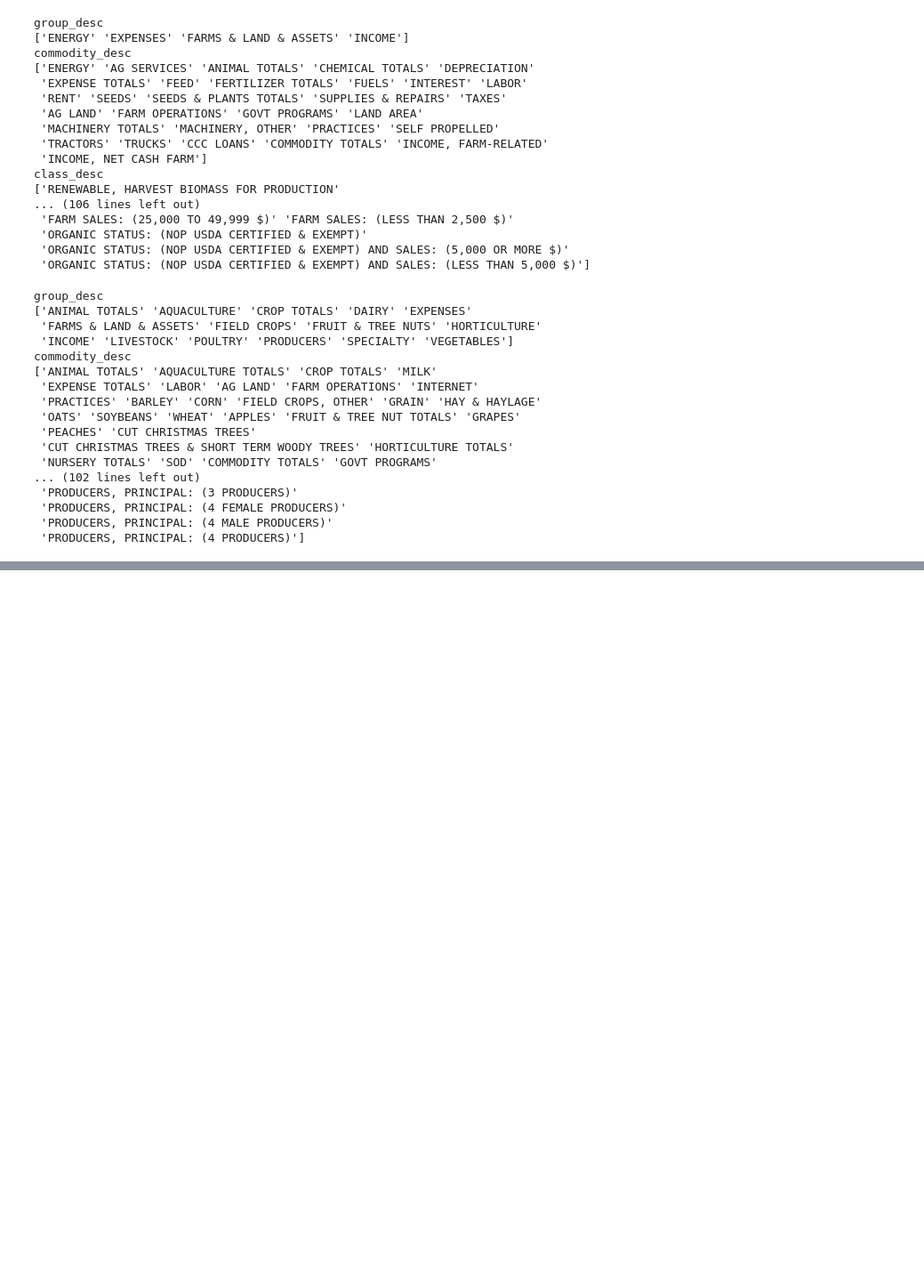
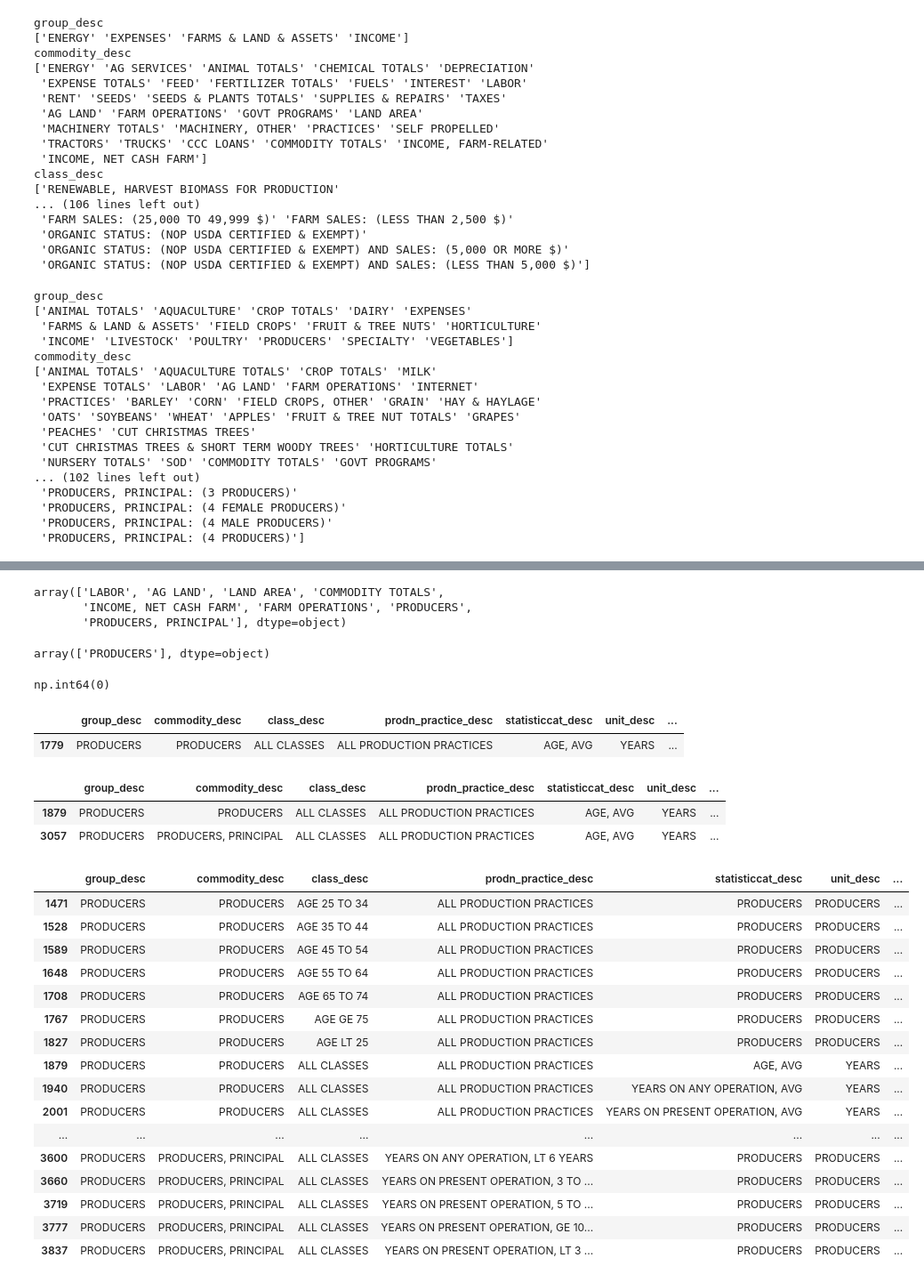
Before and after one commit to dkrasne/nys_farms, a Jupyter notebook: ag_census_variables.ipynb, the cells around one changed output, grey strips where cells are left out. Shown: that part at 89% size. Drawn from its saved outputs; the diff is of its cells as text; code cells hidden in the pictures; blank space fills up the shorter version.

```diff
--- a/ag_census_variables.ipynb
+++ b/ag_census_variables.ipynb
@@ -483,0 +235,7 @@ demog2022_zipcode_df_core = demog2022_zipcode_df_subset.query("zip_5 in @zipcode
+# %%
+# Join variable subsets together by zipcode/county level and year
+
+county2017_df = pd.concat([econ2017_county_df_subset,demog2017_county_df_subset]).copy().reset_index(drop=True)
+county2022_df = pd.concat([econ2022_county_df_subset,demog2022_county_df_subset]).copy().reset_index(drop=True)
+zipcode2017_df = pd.concat([econ2017_zipcode_df_core,demog2017_zipcode_df_core]).copy().reset_index(drop=True)
+zipcode2022_df = pd.concat([econ2022_zipcode_df_core,demog2022_zipcode_df_core]).copy().reset_index(drop=True)
@@ -483,0 +250,12 @@ demog2022_zipcode_df_core = demog2022_zipcode_df_subset.query("zip_5 in @zipcode
+# %%
+for df in [county2017_df,county2022_df,zipcode2017_df,zipcode2022_df]:
+    df['Value'] = df['Value'].str.replace(',', '')
+    df['Value'] = pd.to_numeric(df.Value, errors='coerce')
+    df['CV_pct'] = pd.to_numeric(df['CV (%)'], errors='coerce')
+    for idx, row in df.iterrows():
+        if row['CV (%)'] == '(H)':
+            df.loc[idx, 'CV_pct'] = 100
+        elif row['CV (%)'] == '(L)':
+            df.loc[idx, 'CV_pct'] = 0
+        # Leave (D) as None, since data was withheld
+    df.drop('CV (%)', axis=1, inplace=True)
@@ -483,0 +264,16 @@ demog2022_zipcode_df_core = demog2022_zipcode_df_subset.query("zip_5 in @zipcode
+# %%
+workers2017 = county2017_df.query("domaincat_desc in ['LABOR: (1 HIRED WORKERS)', 'LABOR: (2 HIRED WORKERS)', 'LABOR: (3 TO 4 HIRED WORKERS)']").groupby('county_code').sum()['Value']
+workers2017_cv = county2017_df.query("domaincat_desc in ['LABOR: (1 HIRED WORKERS)', 'LABOR: (2 HIRED WORKERS)', 'LABOR: (3 TO 4 HIRED WORKERS)']").groupby('county_code').mean('CV_pct')['CV_pct']
+
+for idx, row in county2017_df.iterrows():
+    if row.domaincat_desc in ['LABOR: (1 HIRED WORKERS)', 'LABOR: (2 HIRED WORKERS)', 'LABOR: (3 TO 4 HIRED WORKERS)']:
+        county2017_df.loc[idx, 'domaincat_desc'] = 'LABOR: (1 TO 4 HIRED WORKERS)'
+        aggval = workers2017.loc[row.county_code]
+        cvval = workers2017_cv.loc[row.county_code]
+
+        county2017_df.loc[idx, 'Value'] = aggval
+        county2017_df.loc[idx, 'CV_pct'] = cvval
+# %%
+print(len(county2017_df))
+county2017_df.drop_duplicates(inplace=True)
+print(len(county2017_df))
@@ -483,0 +405,45 @@ demog2022_zipcode_df_core = demog2022_zipcode_df_subset.query("zip_5 in @zipcode
+# %%
+county2017_df.commodity_desc.unique()
+# %% [output]
+array(['LABOR', 'AG LAND', 'LAND AREA', 'COMMODITY TOTALS',
+       'INCOME, NET CASH FARM', 'FARM OPERATIONS', 'PRODUCERS',
+       'PRODUCERS, PRINCIPAL'], dtype=object)
+# %%
+demog2022_county_df[demog2022_county_df.commodity_desc.str.contains("PRODUCERS")].commodity_desc.unique()
+# %% [output]
+array(['PRODUCERS'], dtype=object)
+# %%
+demog2022_county_df.commodity_desc.str.contains("PRINCIPAL").sum()
+# %% [output]
+np.int64(0)
+# %%
+county2022_df[county2022_df.statisticcat_desc.str.contains('AGE, AVG')][group_cols].drop_duplicates()
+# %% [output]
+|  | group_desc | commodity_desc | class_desc | prodn_practice_desc | statisticcat_desc | unit_desc | ... |
+| 1779 | PRODUCERS | PRODUCERS | ALL CLASSES | ALL PRODUCTION PRACTICES | AGE, AVG | YEARS | ... |
+# %%
+county2017_df[county2017_df.statisticcat_desc.str.contains('AGE, AVG')][group_cols].drop_duplicates()
+# %% [output]
+|  | group_desc | commodity_desc | class_desc | prodn_practice_desc | statisticcat_desc | unit_desc | ... |
+| 1879 | PRODUCERS | PRODUCERS | ALL CLASSES | ALL PRODUCTION PRACTICES | AGE, AVG | YEARS | ... |
+| 3057 | PRODUCERS | PRODUCERS, PRINCIPAL | ALL CLASSES | ALL PRODUCTION PRACTICES | AGE, AVG | YEARS | ... |
+# %%
+county2017_df[county2017_df.commodity_desc.str.contains('PRODUCERS')][group_cols].drop_duplicates()
+# %% [output]
+|  | group_desc | commodity_desc | class_desc | prodn_practice_desc | statisticcat_desc | unit_desc | ... |
+| 1471 | PRODUCERS | PRODUCERS | AGE 25 TO 34 | ALL PRODUCTION PRACTICES | PRODUCERS | PRODUCERS | ... |
+| 1528 | PRODUCERS | PRODUCERS | AGE 35 TO 44 | ALL PRODUCTION PRACTICES | PRODUCERS | PRODUCERS | ... |
+| 1589 | PRODUCERS | PRODUCERS | AGE 45 TO 54 | ALL PRODUCTION PRACTICES | PRODUCERS | PRODUCERS | ... |
+| 1648 | PRODUCERS | PRODUCERS | AGE 55 TO 64 | ALL PRODUCTION PRACTICES | PRODUCERS | PRODUCERS | ... |
+| 1708 | PRODUCERS | PRODUCERS | AGE 65 TO 74 | ALL PRODUCTION PRACTICES | PRODUCERS | PRODUCERS | ... |
+| 1767 | PRODUCERS | PRODUCERS | AGE GE 75 | ALL PRODUCTION PRACTICES | PRODUCERS | PRODUCERS | ... |
+| 1827 | PRODUCERS | PRODUCERS | AGE LT 25 | ALL PRODUCTION PRACTICES | PRODUCERS | PRODUCERS | ... |
+| 1879 | PRODUCERS | PRODUCERS | ALL CLASSES | ALL PRODUCTION PRACTICES | AGE, AVG | YEARS | ... |
+| 1940 | PRODUCERS | PRODUCERS | ALL CLASSES | ALL PRODUCTION PRACTICES | YEARS ON ANY OPERATION, AVG | YEARS | ... |
+| 2001 | PRODUCERS | PRODUCERS | ALL CLASSES | ALL PRODUCTION PRACTICES | YEARS ON PRESENT OPERATION, AVG | YEARS | ... |
+| ... | ... | ... | ... | ... | ... | ... | ... |
+| 3600 | PRODUCERS | PRODUCERS, PRINCIPAL | ALL CLASSES | YEARS ON ANY OPERATION, LT 6 YEARS | PRODUCERS | PRODUCERS | ... |
+| 3660 | PRODUCERS | PRODUCERS, PRINCIPAL | ALL CLASSES | YEARS ON PRESENT OPERATION, 3 TO ... | PRODUCERS | PRODUCERS | ... |
+| 3719 | PRODUCERS | PRODUCERS, PRINCIPAL | ALL CLASSES | YEARS ON PRESENT OPERATION, 5 TO ... | PRODUCERS | PRODUCERS | ... |
+| 3777 | PRODUCERS | PRODUCERS, PRINCIPAL | ALL CLASSES | YEARS ON PRESENT OPERATION, GE 10... | PRODUCERS | PRODUCERS | ... |
+| 3837 | PRODUCERS | PRODUCERS, PRINCIPAL | ALL CLASSES | YEARS ON PRESENT OPERATION, LT 3 ... | PRODUCERS | PRODUCERS | ... |
```
Also changed, not shown: parts of 42 cells of this notebook.
